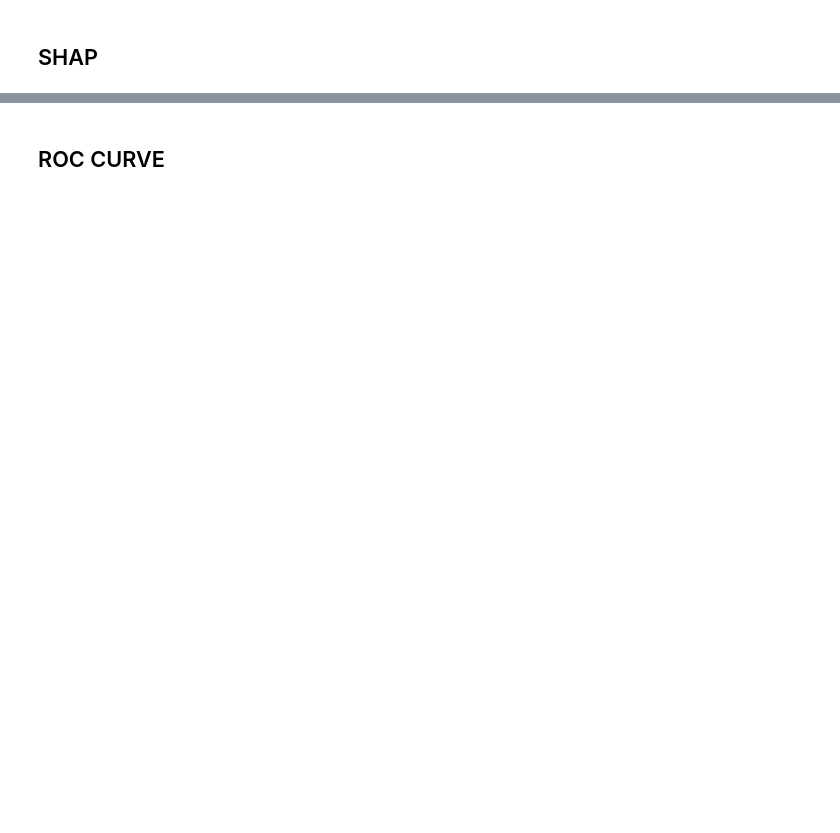
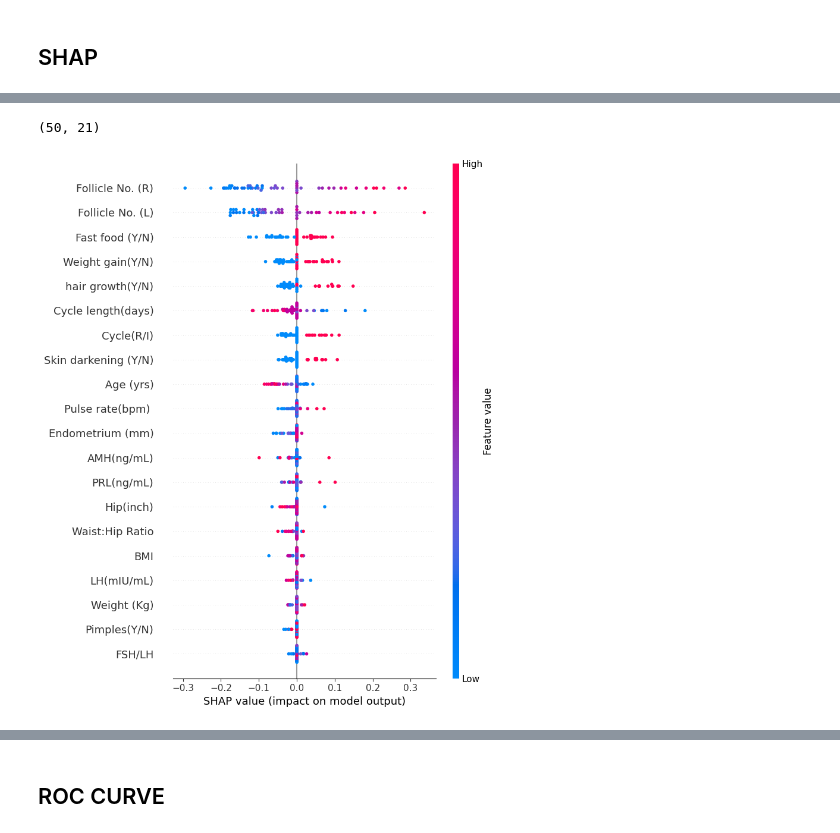
Before and after one commit to vaishnavisingla222/PCOS_Detection_ML_DL, a Jupyter notebook: notebooks/pcosTabularOnly.ipynb, the cells around one changed output, grey strips where cells are left out. Saved outputs shown, nothing was run; the diff lists cells and outputs as text; code cells hidden in the pictures; blank space fills up the shorter version.

```diff
--- a/notebooks/pcosTabularOnly.ipynb
+++ b/notebooks/pcosTabularOnly.ipynb
@@ -777,0 +602,20 @@ shap.summary_plot(
+# %%
+# Select background samples from training data
+background = shap.sample(
+    X_train_smote_scaled,
+    50,
+    random_state=42
+)
+
+# Initialize SHAP explainer
+explainer = shap.KernelExplainer(
+    svm_model.predict_proba,
+    background
+)
+# %%
+X_test_sample = X_test_scaled[:50]
+
+shap_values = explainer.shap_values(
+    X_test_sample,
+    nsamples=100
+)
@@ -777,0 +628,11 @@ shap.summary_plot(
+# %%
+shap_values_positive = shap_values[:, :, 1]
+print(shap_values_positive.shape)
+shap.summary_plot(
+    shap_values_positive,
+    X_test_sample,
+    feature_names=X_train_fs.columns
+)
+# %% [output]
+(50, 21)
+[figure, added]
```
Also changed, not shown: parts of 76 cells of this notebook.
